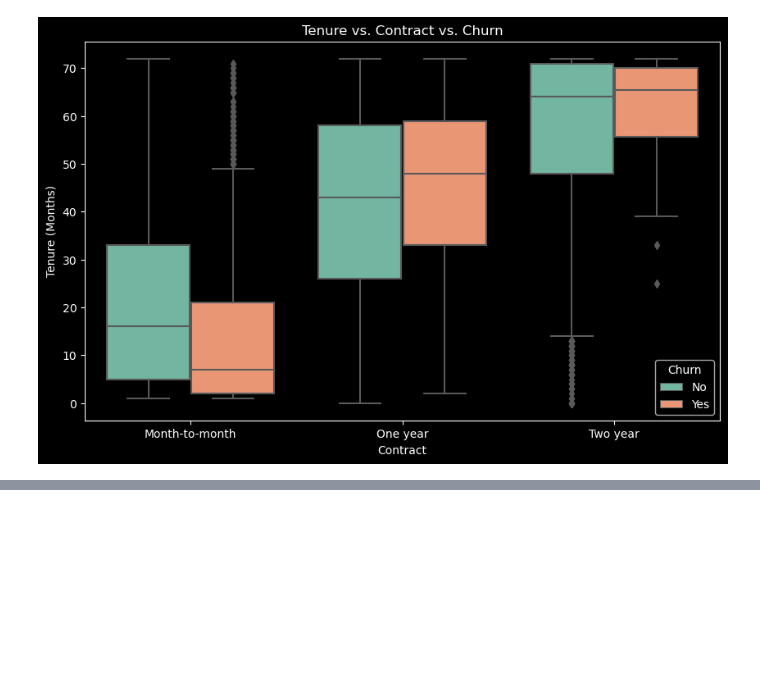
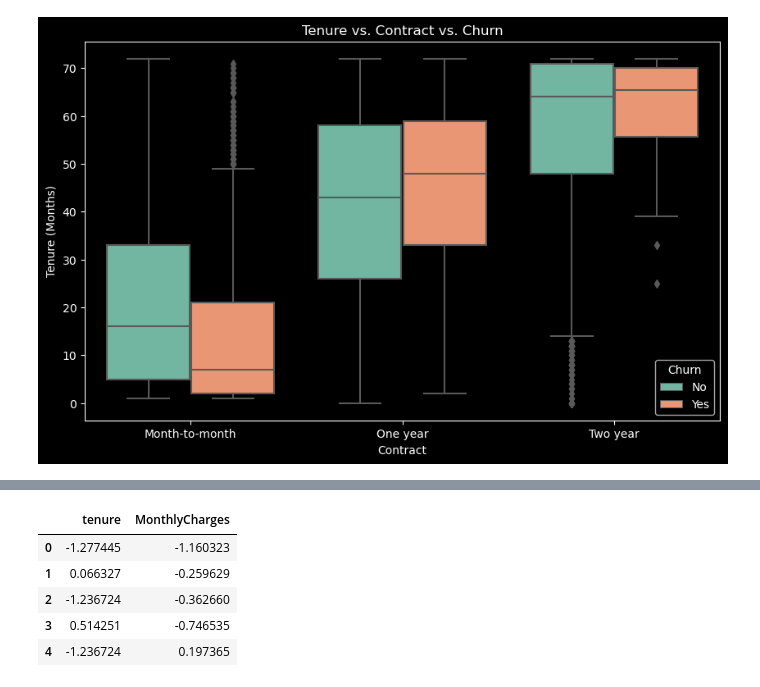
Before and after one commit to marwa9975/Telco_Customer_Churn_Analysis, a Jupyter notebook: notebook.ipynb, the cells around one changed output, grey strips where cells are left out. Cells and saved outputs as stored; diff of their text form; code cells hidden in the pictures; blank space fills up the shorter version.

```diff
--- a/notebook.ipynb
+++ b/notebook.ipynb
@@ -483,0 +512,22 @@ plt.show()
+# %%
+
+def drop_multicollinearity(df, threshold=0.8):
+
+    # Calculate the correlation matrix
+    corr_matrix = df.corr().abs()
+
+    # Create a mask to identify highly correlated features
+    mask = np.triu(np.ones_like(corr_matrix, dtype=bool))
+
+    # Find the highly correlated features
+    highly_correlated = corr_matrix.mask(mask).stack().sort_values(ascending=False)
+
+    # Identify variables with correlation above the threshold
+    correlated_vars = highly_correlated[highly_correlated > threshold].index.get_level_values(0)
+
+    # Drop the highly correlated variables from the DataFrame
+    df_dropped = df.drop(columns=correlated_vars)
+
+    return df_dropped
+df = drop_multicollinearity(df)
+print("The reduced dataframe has {} columns.".format(df.shape[1]))
@@ -483,0 +614,19 @@ plt.show()
+# %%
+# Define the list of numerical columns to be scaled
+numerical_columns = ['tenure', 'MonthlyCharges']
+# Initialize the StandardScaler
+scaler = StandardScaler()
+
+# Fit and transform the numerical columns
+scaled_data = scaler.fit_transform(df[numerical_columns])
+
+# Create a DataFrame for the scaled numerical data
+scaled_df = pd.DataFrame(data=scaled_data, columns=numerical_columns)
+scaled_df.head()
+# %% [output]
+|  | tenure | MonthlyCharges |
+| 0 | -1.277445 | -1.160323 |
+| 1 | 0.066327 | -0.259629 |
+| 2 | -1.236724 | -0.362660 |
+| 3 | 0.514251 | -0.746535 |
+| 4 | -1.236724 | 0.197365 |
```
Also changed, not shown: parts of 39 cells of this notebook.
